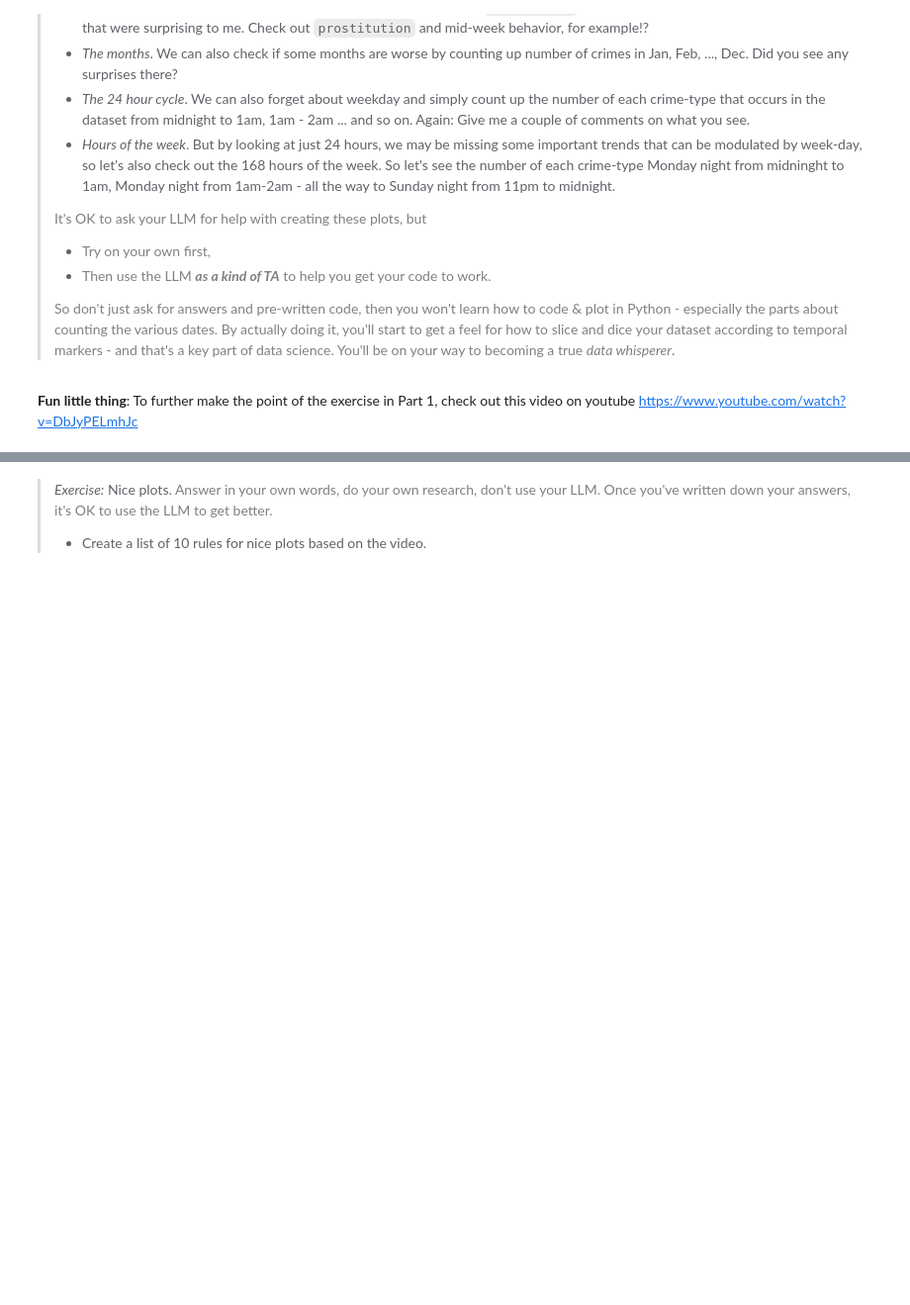
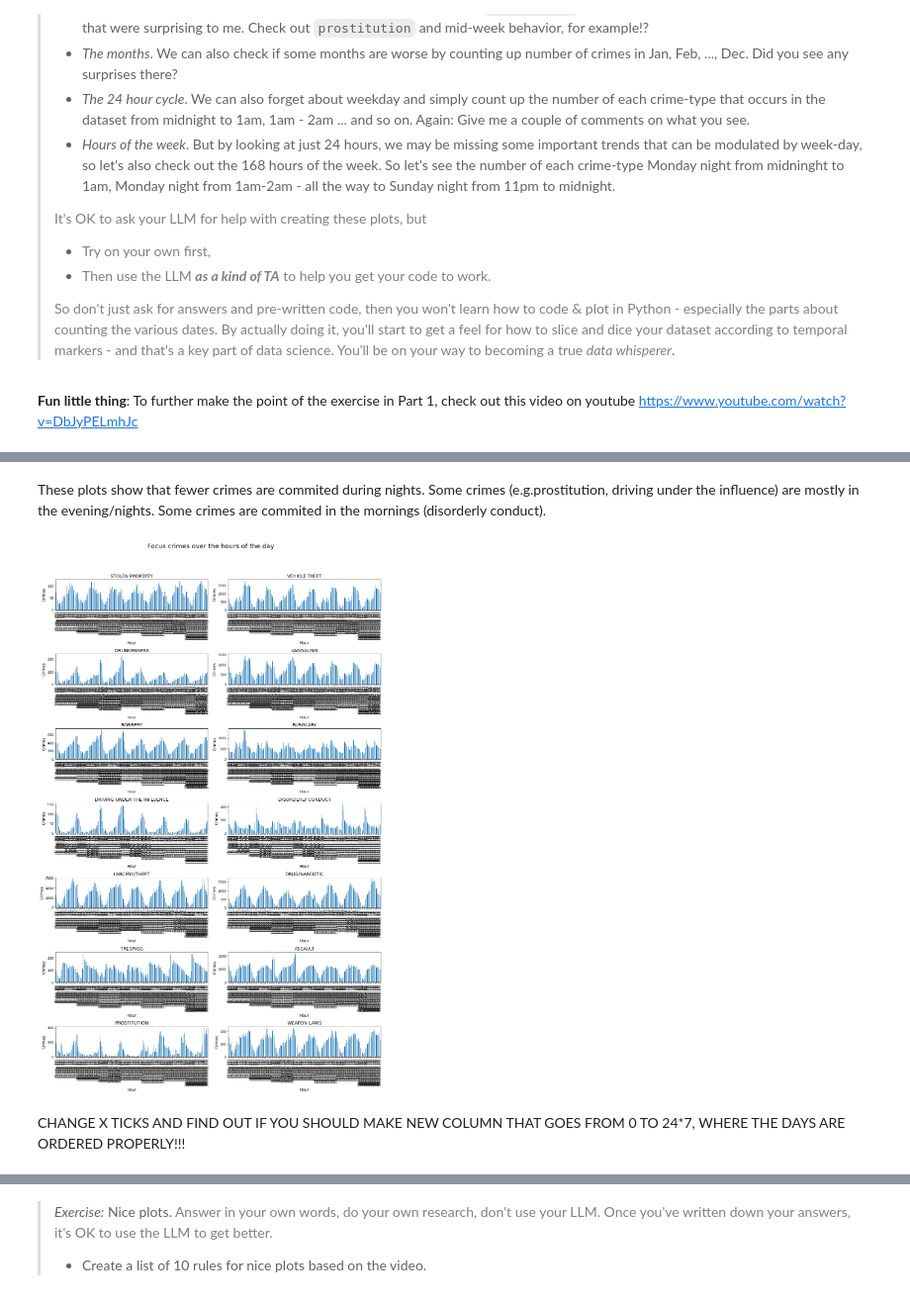
Before and after one commit to frejasarfelt/socialdata2024, a Jupyter notebook: lectures/Week2.ipynb, the cells around one changed output, grey strips where cells are left out. Shown: that part at 99% size. Saved outputs shown, nothing was run; the diff lists cells and outputs as text; code cells hidden in the pictures; blank space fills up the shorter version.

```diff
--- a/lectures/Week2.ipynb
+++ b/lectures/Week2.ipynb
@@ -181,3 +321,42 @@ focuscrimes = set(['WEAPON LAWS', 'PROSTITUTION', 'DRIVING UNDER THE INFLUENCE',
+# %% [markdown]
+These plots show that fewer crimes are commited during nights. Some crimes (e.g.prostitution, driving under the influence) are mostly in the evening/nights. Some crimes are commited in the mornings (disorderly conduct).
+# %%
+# filter data to only contain focuscrimes and groupby
+data_focus = data[data["Category"].isin(focuscrimes)]
+yearly_cat_crimes = data_focus.groupby(["DayOfWeek","Hour","Category"]).size()
+day_order = ['Monday', 'Tuesday', 'Wednesday', 'Thursday', 'Friday', 'Saturday', 'Sunday']
+hours_order = [str(hour).zfill(2) for hour in range(24)]
+
+# Get unique categories
+categories = list(focuscrimes)
+
+# Calculate the total number of subplots
+total_subplots = len(categories)
+
+# Create subplots with specified layout
+fig, axes = plt.subplots(nrows=7, ncols=2, figsize=(15, 25))
+
+# Flatten the 2D array of subplots for easier indexing
+axes = axes.flatten()
+
+# Plot each category in a separate subplot
+for i in range(total_subplots):
+    if i < total_subplots:
+        ax = axes[i]
+        category = categories[i]
+        data_focus[data_focus['Category'] == category].groupby(['DayOfWeek','Hour']).size().plot(kind='bar', ax=ax)
+        ax.set_ylabel('Crimes', fontsize=12)
+        ax.set_xlabel('Hour', fontsize=12)
+        ax.set_title(f'{category}', fontsize=14)
+
+# Adjust layout and show the plot
+plt.suptitle("Focus crimes over the hours of the day",fontsize=20)
+plt.tight_layout(rect=[0, 0.03, 1, 0.95])
+plt.show()
+# %% [output]
+[figure, added]
+# %% [markdown]
+CHANGE X TICKS AND FIND OUT IF YOU SHOULD MAKE NEW COLUMN THAT GOES FROM 0 TO 24*7, WHERE THE DAYS ARE ORDERED PROPERLY!!!
 # %% [markdown]
 # Part 3: Creating nice plots
 
```
Also changed, not shown: parts of 8 cells of this notebook.
